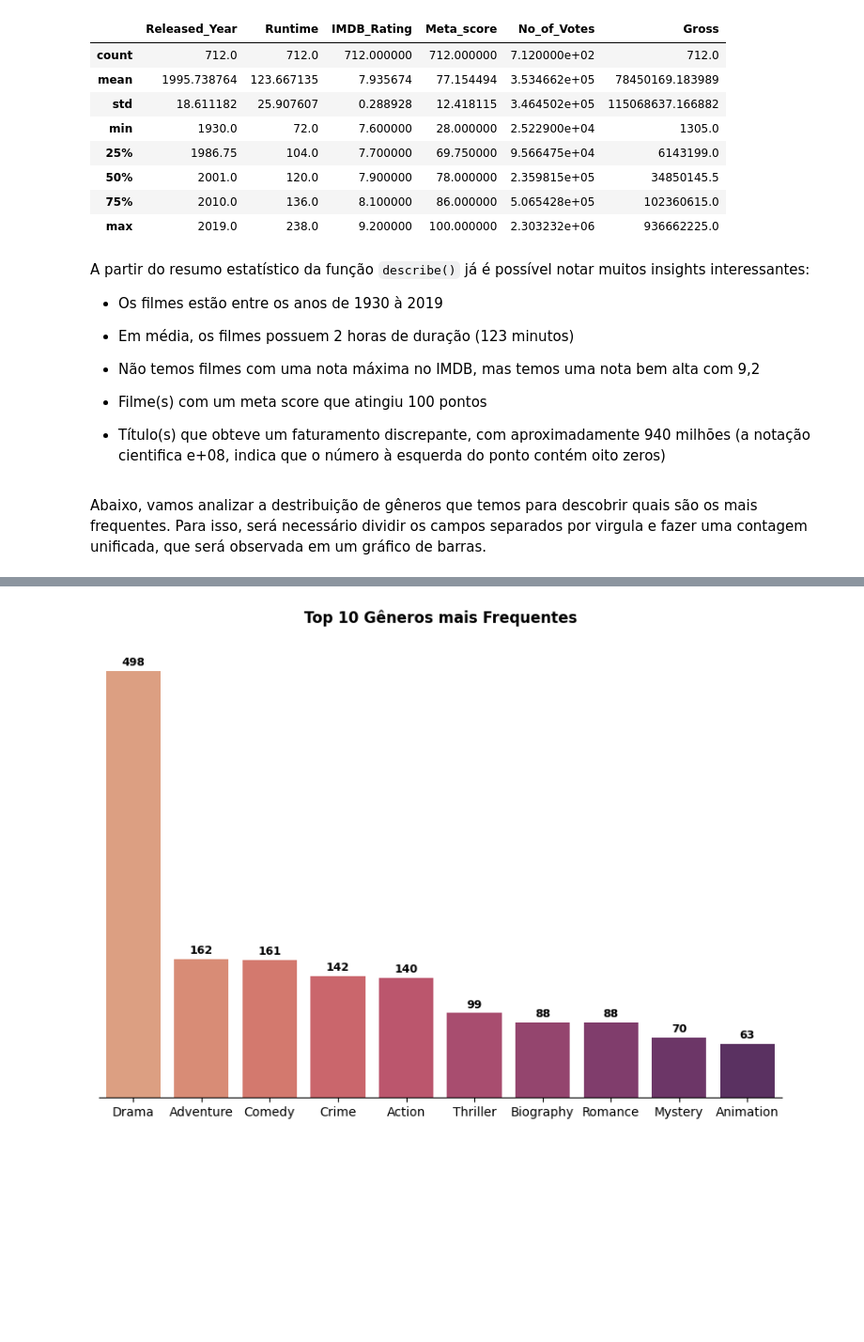
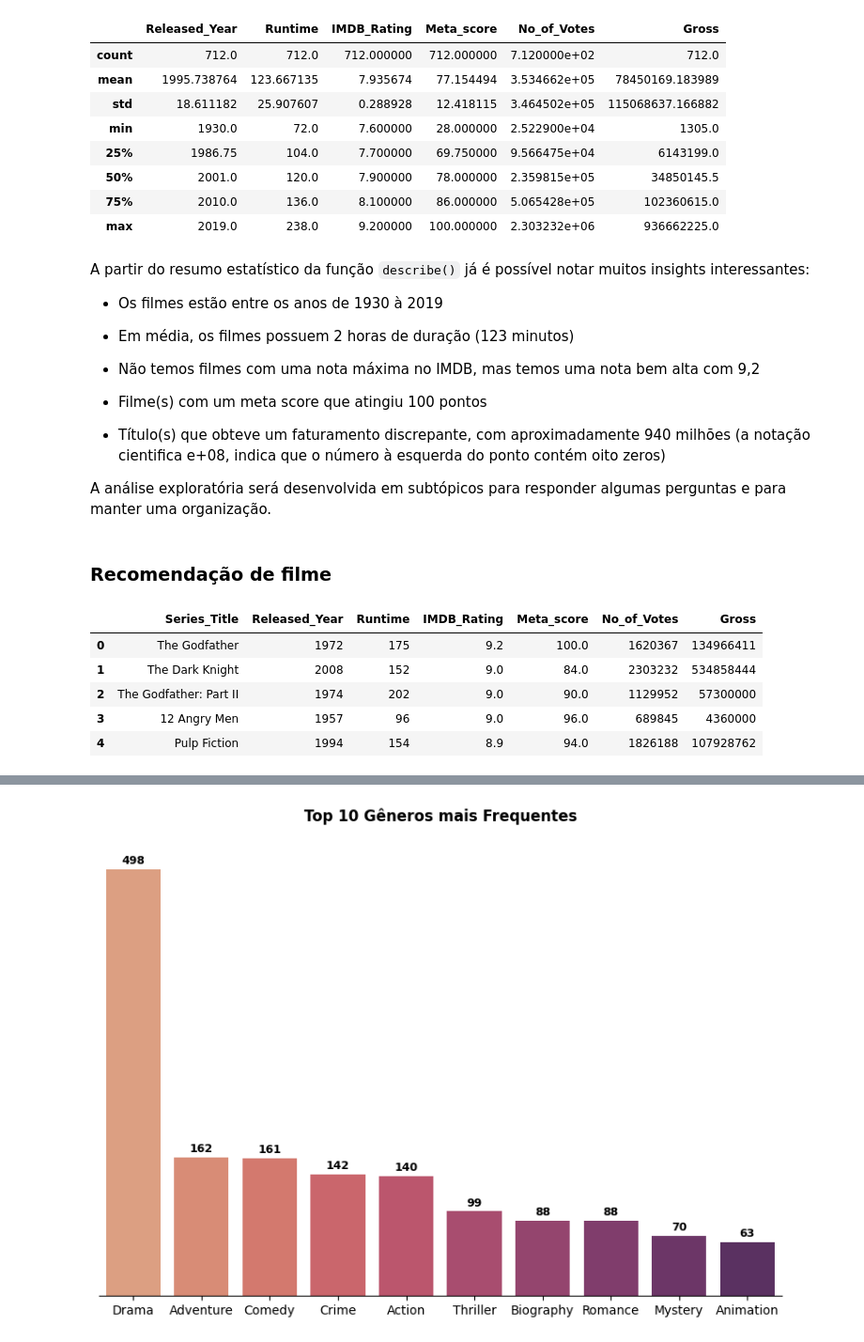
Before and after one commit to Mustasheep/LH-CD-THIAGO-DE-ASSIS, a Jupyter notebook: notebooks/desafio_indicium.ipynb, the cells around one changed output, grey strips where cells are left out. Shown: that part at 94% size. Saved outputs shown, nothing was run; the diff lists cells and outputs as text; code cells hidden in the pictures; blank space fills up the shorter version.

Commit message:
analises sobre o genero concluidas. Iniciado técnicas de NLP para a coluna de Overview

```diff
--- a/notebooks/desafio_indicium.ipynb
+++ b/notebooks/desafio_indicium.ipynb
@@ -232,5 +243,5 @@ A partir do resumo estatístico da função `describe()` já é possível notar
 - Filme(s) com um meta score que atingiu 100 pontos
 
 - Título(s) que obteve um faturamento discrepante, com aproximadamente 940 milhões (a notação cientifica e+08, indica que o número à esquerda do ponto contém oito zeros)
+
+A análise exploratória será desenvolvida em subtópicos para responder algumas perguntas e para manter uma organização.
-# %% [markdown]
-Abaixo, vamos analizar a destribuição de gêneros que temos para descobrir quais são os mais frequentes. Para isso, será necessário dividir os campos separados por virgula e fazer uma contagem unificada, que será observada em um gráfico de barras.
@@ -239,0 +248,16 @@ cores = "flare"
+# %% [markdown]
+### Recomendação de filme
+# %%
+# Recomendando um filme a partir das features numéricas
+col_recomend = ["Series_Title", "Released_Year", "Runtime", "IMDB_Rating", "Meta_score", "No_of_Votes", "Gross"]
+
+df_recomend = df[col_recomend].copy()
+df_recomend.sort_values(by=["IMDB_Rating", "No_of_Votes"], ascending=False, inplace=True, ignore_index=True)
+df_recomend.head()
+# %% [output]
+|  | Series_Title | Released_Year | Runtime | IMDB_Rating | Meta_score | No_of_Votes | Gross |
+| 0 | The Godfather | 1972 | 175 | 9.2 | 100.0 | 1620367 | 134966411 |
+| 1 | The Dark Knight | 2008 | 152 | 9.0 | 84.0 | 2303232 | 534858444 |
+| 2 | The Godfather: Part II | 1974 | 202 | 9.0 | 90.0 | 1129952 | 57300000 |
+| 3 | 12 Angry Men | 1957 | 96 | 9.0 | 96.0 | 689845 | 4360000 |
+| 4 | Pulp Fiction | 1994 | 154 | 8.9 | 94.0 | 1826188 | 107928762 |
```
Also changed, not shown: parts of 21 cells of this notebook.
